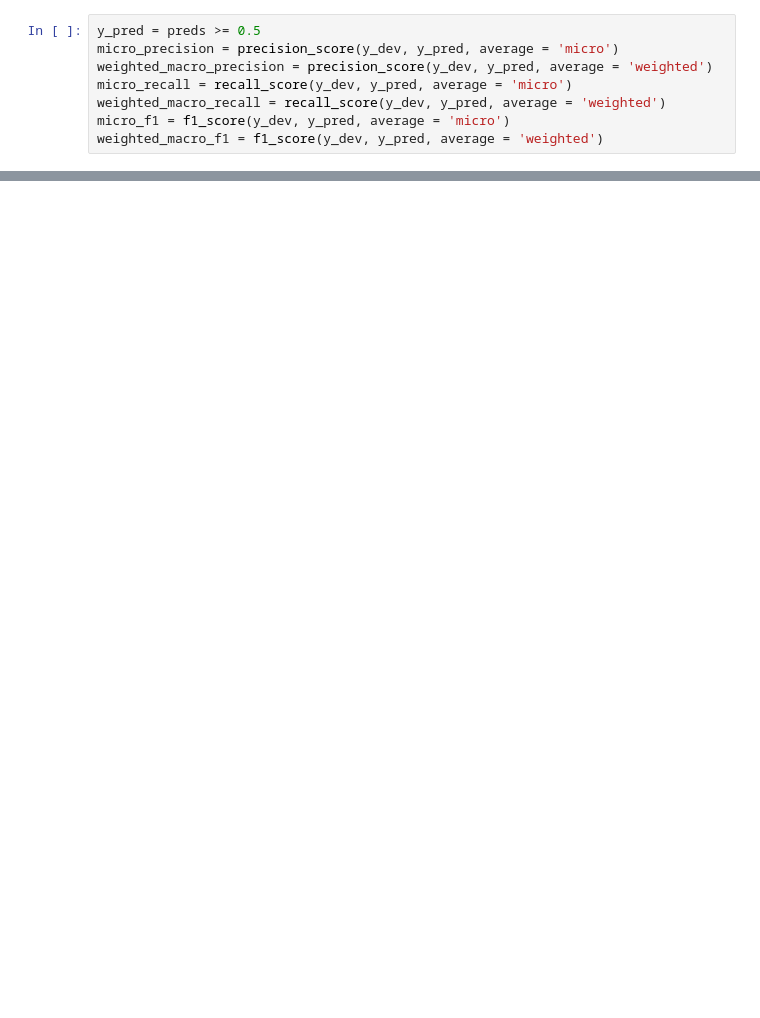
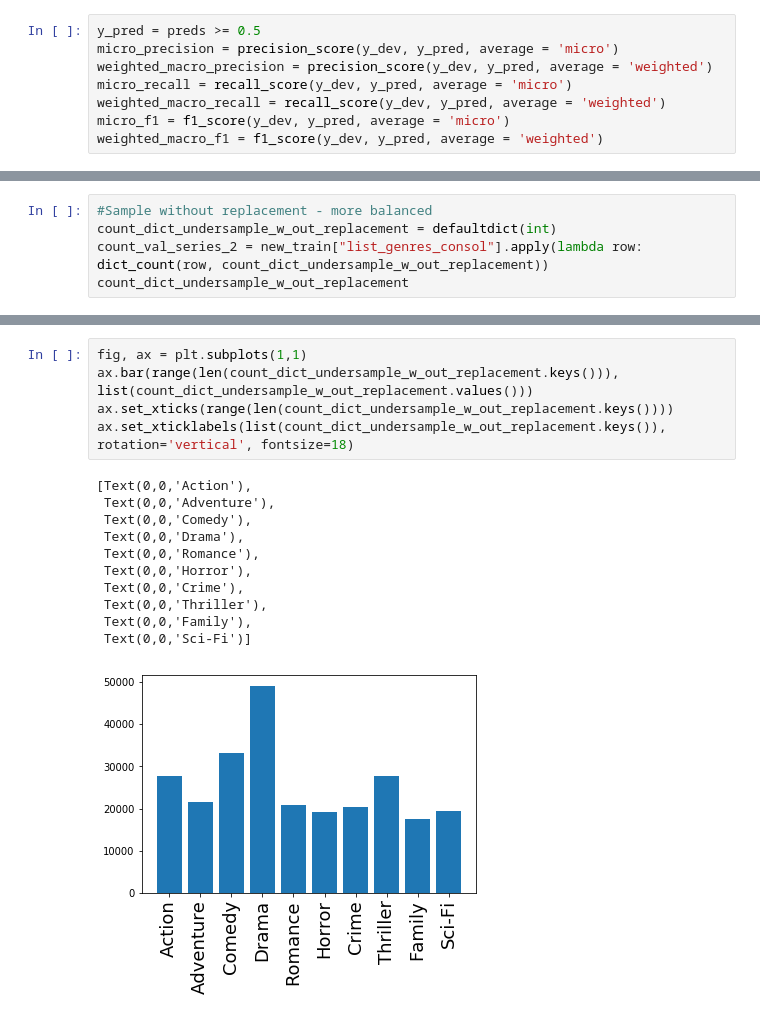
Before and after one commit to sharadv99/w266-Final-Proj, a Jupyter notebook: Initial_Analysis.ipynb, the cells around one changed output, grey strips where cells are left out. Cells and saved outputs as stored; diff of their text form; blank space fills up the shorter version.

```diff
--- a/Initial_Analysis.ipynb
+++ b/Initial_Analysis.ipynb
@@ -841,0 +971,5 @@ model.save('HAN_10epochs.h5')  # creates a HDF5 file 'my_model.h5'
+# %%
+#Sample without replacement - more balanced
+count_dict_undersample_w_out_replacement = defaultdict(int)
+count_val_series_2 = new_train["list_genres_consol"].apply(lambda row: dict_count(row, count_dict_undersample_w_out_replacement))
+count_dict_undersample_w_out_replacement
@@ -841,0 +988,17 @@ model.save('HAN_10epochs.h5')  # creates a HDF5 file 'my_model.h5'
+# %%
+fig, ax = plt.subplots(1,1)
+ax.bar(range(len(count_dict_undersample_w_out_replacement.keys())), list(count_dict_undersample_w_out_replacement.values()))
+ax.set_xticks(range(len(count_dict_undersample_w_out_replacement.keys())))
+ax.set_xticklabels(list(count_dict_undersample_w_out_replacement.keys()), rotation='vertical', fontsize=18)
+# %% [output]
+[Text(0,0,'Action'),
+ Text(0,0,'Adventure'),
+ Text(0,0,'Comedy'),
+ Text(0,0,'Drama'),
+ Text(0,0,'Romance'),
+ Text(0,0,'Horror'),
+ Text(0,0,'Crime'),
+ Text(0,0,'Thriller'),
+ Text(0,0,'Family'),
+ Text(0,0,'Sci-Fi')]
+[figure, added]
```
Also changed, not shown: parts of 160 cells of this notebook.
